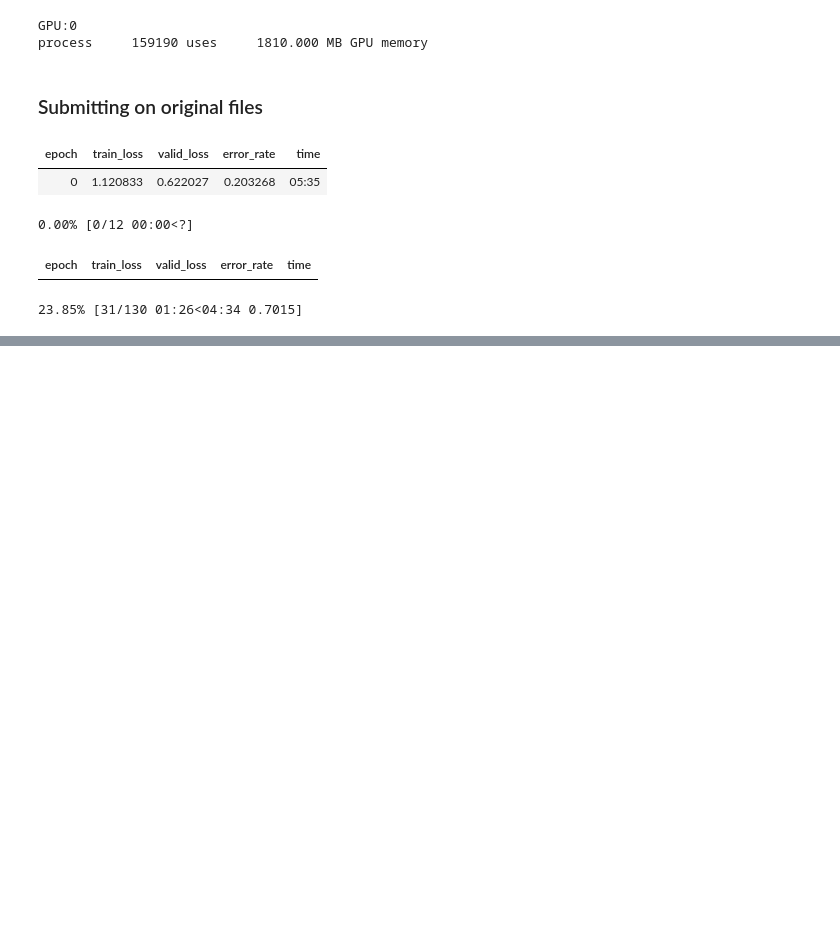
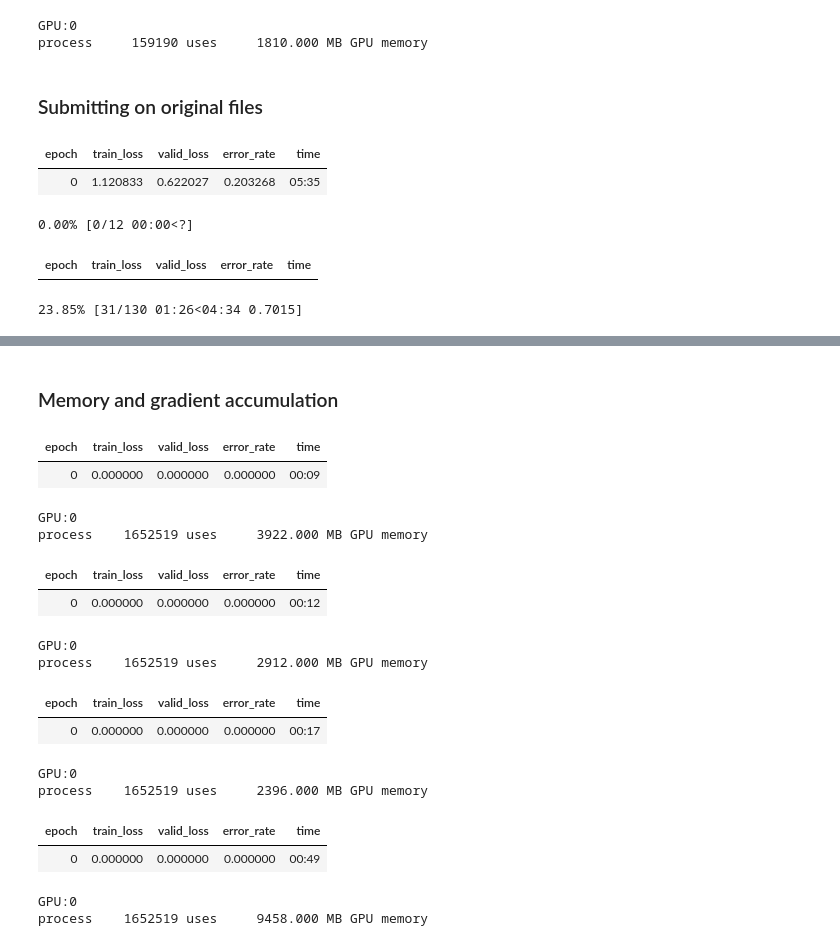
Before and after one commit to pratikasarkar/paddy_doctor, a Jupyter notebook: notebooks/paddydoctor.ipynb, the cells around one changed output, grey strips where cells are left out. Drawn from its saved outputs; the diff is of its cells as text; code cells hidden in the pictures; blank space fills up the shorter version.

```diff
--- a/notebooks/paddydoctor.ipynb
+++ b/notebooks/paddydoctor.ipynb
@@ -232,2 +235,2 @@ learn = train(trn_path, arch= arch,epochs=12, item=Resize((480,360), method = Re
 # %%
-learn.export(path/'models'/'model_v2_padding_org.pkl')
+learn = load_learner(path/'models'/'model_v2_padding_org.pkl')
@@ -233,0 +251,4 @@ learn.export(path/'models'/'model_v2_padding_org.pkl')
+# %% [markdown]
+### Memory and gradient accumulation
+# %%
+subset_trn_path = path/'data'/'train_images'/'bacterial_panicle_blight'
@@ -233,0 +267,34 @@ learn.export(path/'models'/'model_v2_padding_org.pkl')
+# %%
+train(subset_trn_path,'convnext_small_in22k', 128, epochs=1, accum=1, finetune=False)
+# %% [output]
+| epoch | train_loss | valid_loss | error_rate | time |
+| 0 | 0.000000 | 0.000000 | 0.000000 | 00:09 |
+# %%
+report_gpu()
+# %% [output]
+GPU:0
+process    1652519 uses     3922.000 MB GPU memory
+# %%
+train(subset_trn_path,'convnext_small_in22k', 128, epochs=1, accum=2, finetune=False)
+report_gpu()
+# %% [output]
+| epoch | train_loss | valid_loss | error_rate | time |
+| 0 | 0.000000 | 0.000000 | 0.000000 | 00:12 |
+GPU:0
+process    1652519 uses     2912.000 MB GPU memory
+# %%
+train(subset_trn_path,'convnext_small_in22k', 128, epochs=1, accum=4, finetune=False)
+report_gpu()
+# %% [output]
+| epoch | train_loss | valid_loss | error_rate | time |
+| 0 | 0.000000 | 0.000000 | 0.000000 | 00:17 |
+GPU:0
+process    1652519 uses     2396.000 MB GPU memory
+# %%
+train(subset_trn_path,'convnext_large_in22k', 224, epochs=1, accum=4, finetune=False)
+report_gpu()
+# %% [output]
+| epoch | train_loss | valid_loss | error_rate | time |
+| 0 | 0.000000 | 0.000000 | 0.000000 | 00:49 |
+GPU:0
+process    1652519 uses     9458.000 MB GPU memory
```
Also changed, not shown: parts of 14 cells of this notebook.
